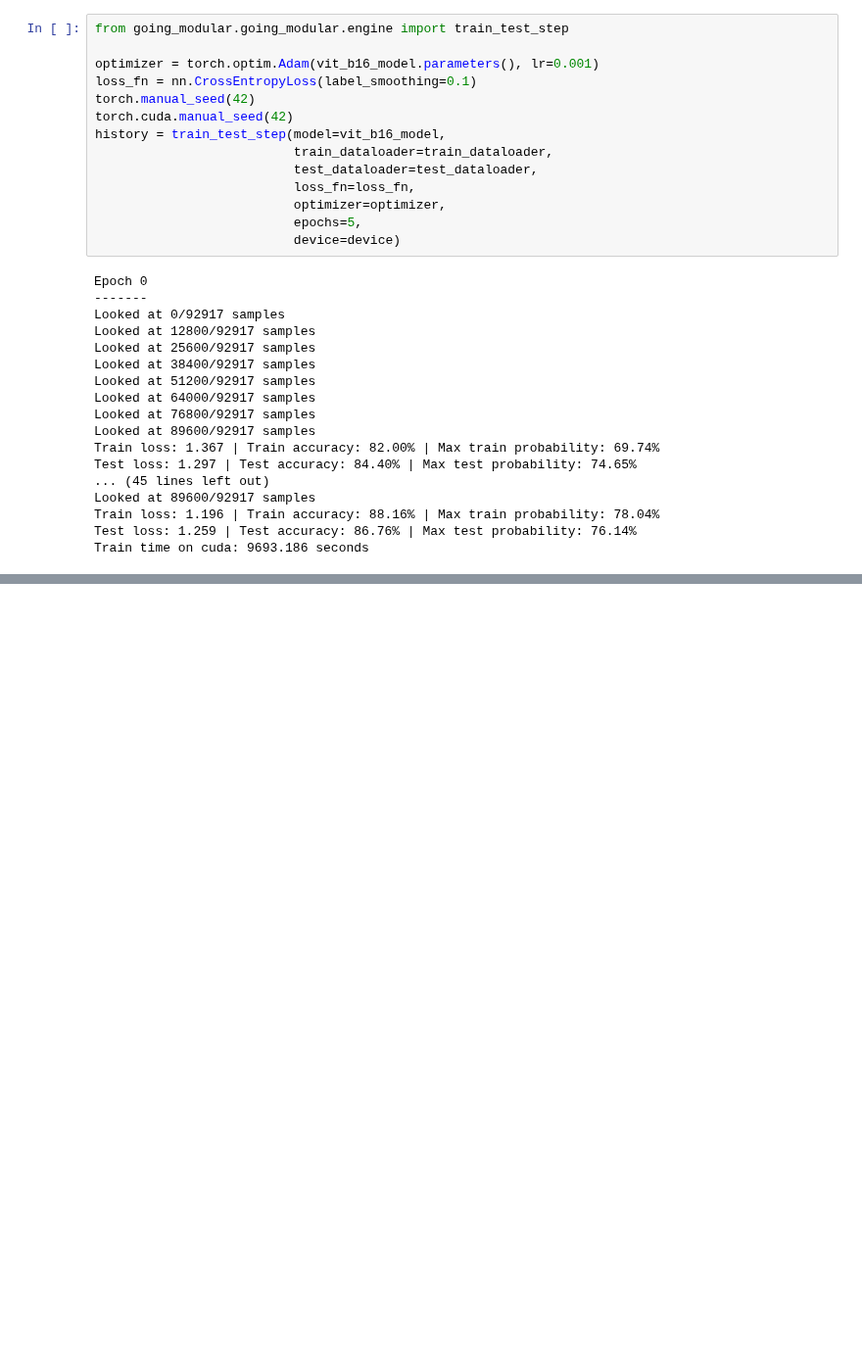
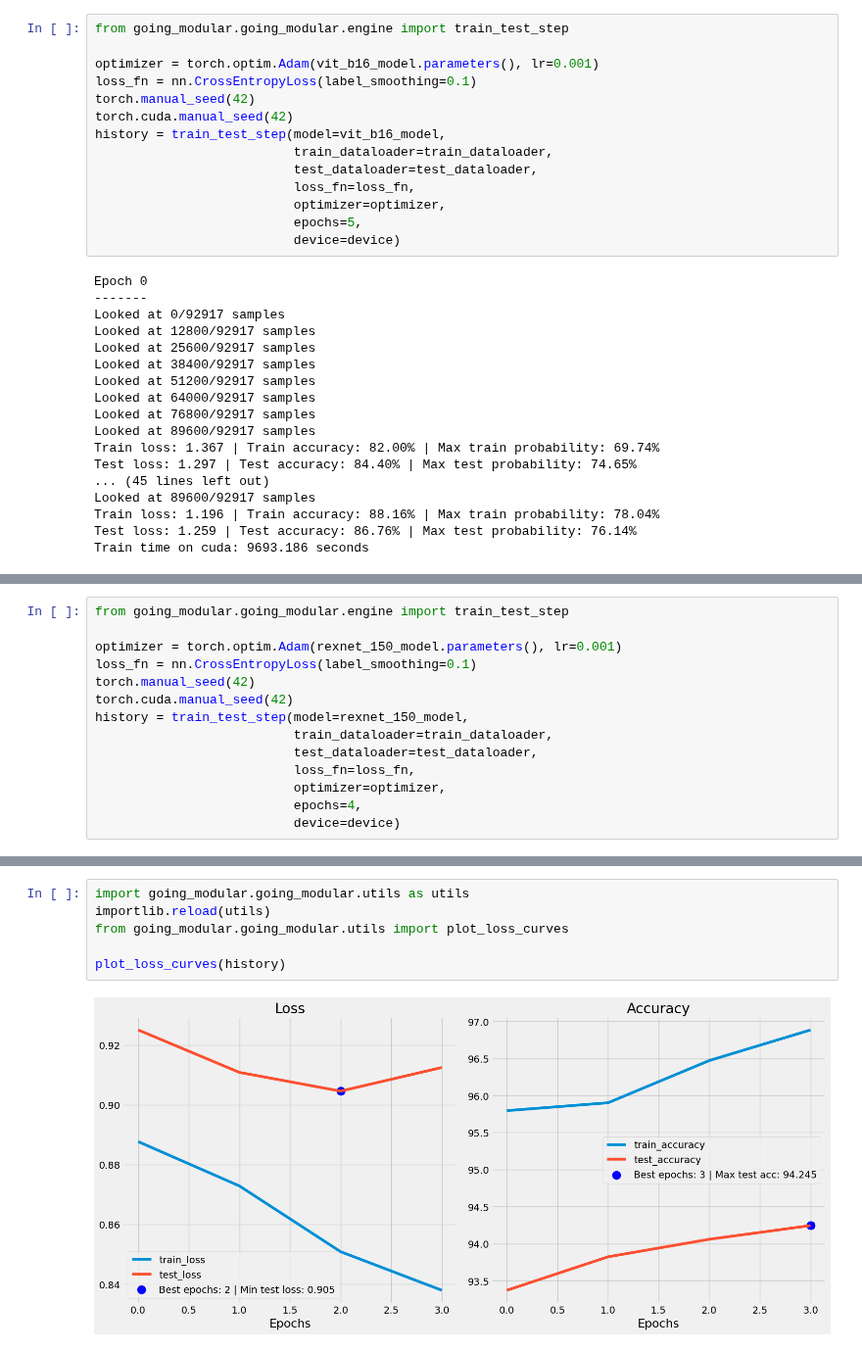
Before and after one commit to JoachimLombardi/Portfolio, a Jupyter notebook: Deep Learning/PyTorch/Classification/Computer vision/dectection_plant_health_appli.ipynb, the cells around one changed output, grey strips where cells are left out. Shown at 98% size. Cells and saved outputs as stored; diff of their text form; blank space fills up the shorter version.

```diff
--- a/Deep Learning/PyTorch/Classification/Computer vision/dectection_plant_health_appli.ipynb
+++ b/Deep Learning/PyTorch/Classification/Computer vision/dectection_plant_health_appli.ipynb
@@ -158,0 +215,14 @@ save_model(model=vit_b16_model,
+# %%
+from going_modular.going_modular.engine import train_test_step
+
+optimizer = torch.optim.Adam(rexnet_150_model.parameters(), lr=0.001)
+loss_fn = nn.CrossEntropyLoss(label_smoothing=0.1)
+torch.manual_seed(42)
+torch.cuda.manual_seed(42)
+history = train_test_step(model=rexnet_150_model,
+                          train_dataloader=train_dataloader,
+                          test_dataloader=test_dataloader,
+                          loss_fn=loss_fn,
+                          optimizer=optimizer,
+                          epochs=4,
+                          device=device)
@@ -158,0 +247,8 @@ save_model(model=vit_b16_model,
+# %%
+import going_modular.going_modular.utils as utils
+importlib.reload(utils)
+from going_modular.going_modular.utils import plot_loss_curves
+
+plot_loss_curves(history)
+# %% [output]
+[figure, added]
```
Also changed, not shown: parts of 19 cells of this notebook, 9 other files.
